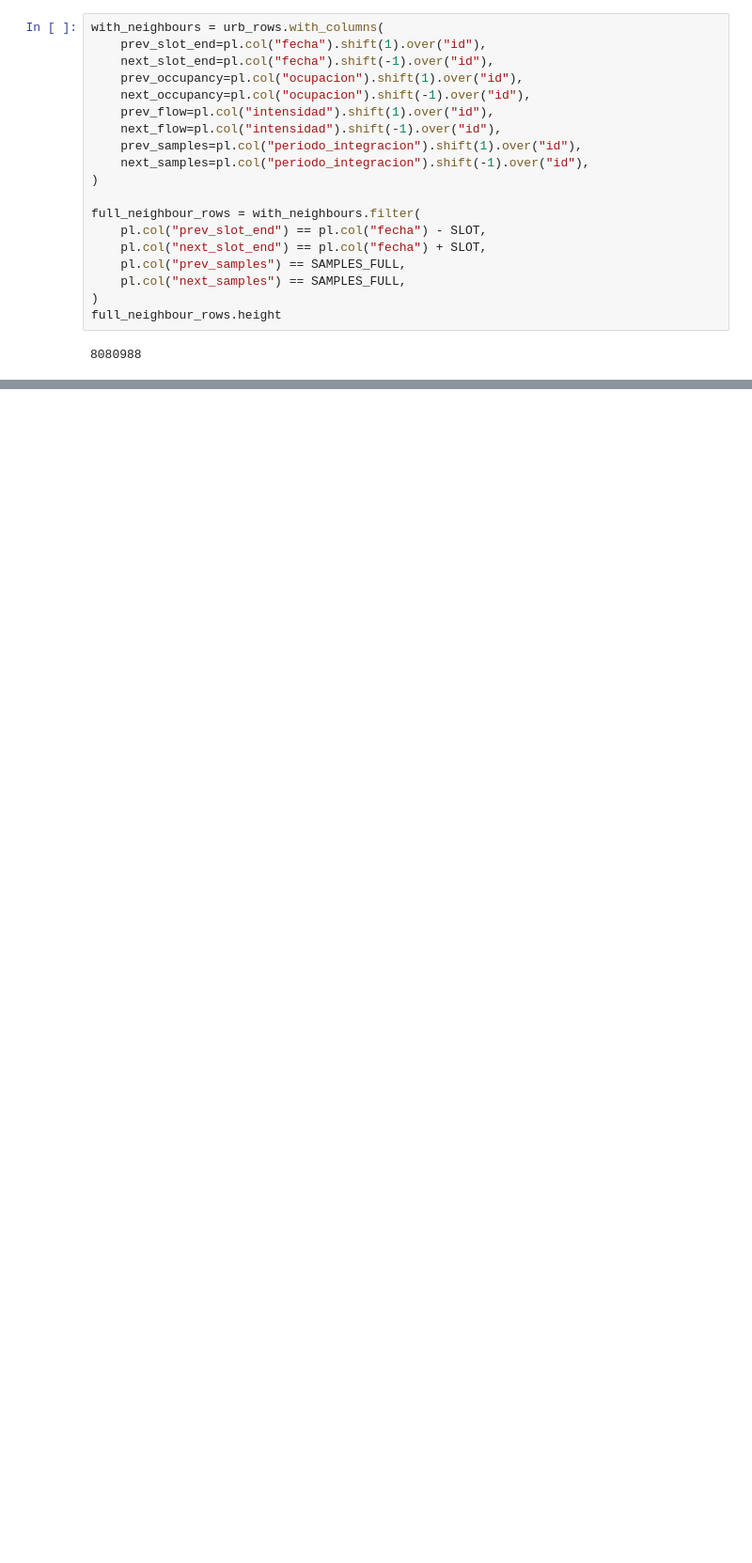
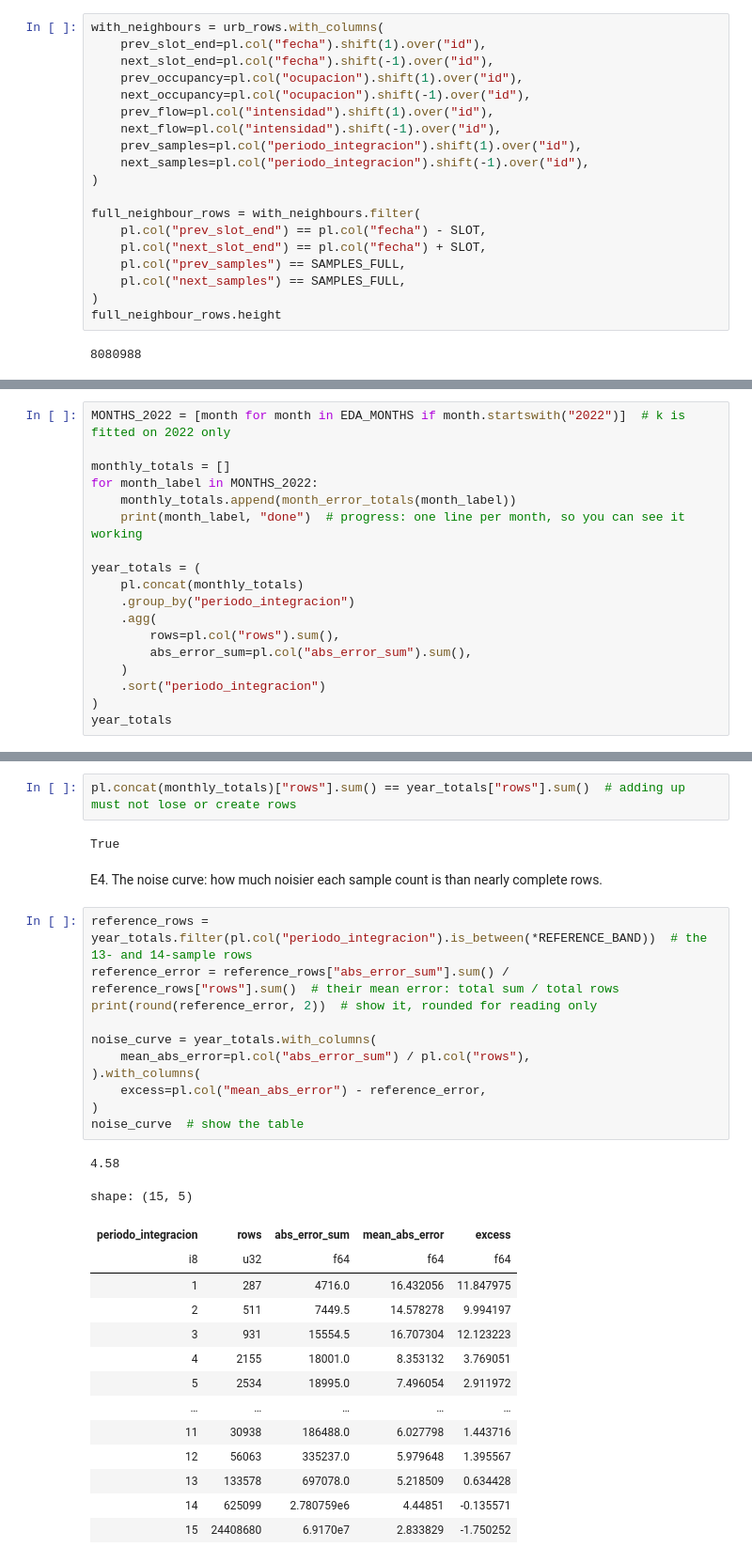
Before and after one commit to AnhTRJotnar/madrid-congestion, a Jupyter notebook: notebooks/1.0-anh-initial-exploration.ipynb, the cells around one changed output, grey strips where cells are left out. Shown at 94% size. Cells and saved outputs as stored; diff of their text form; blank space fills up the shorter version.

```diff
--- a/notebooks/1.0-anh-initial-exploration.ipynb
+++ b/notebooks/1.0-anh-initial-exploration.ipynb
@@ -399,0 +602,18 @@ sort(self, by: 'IntoExpr | Iterable[IntoExpr]', *more_by: 'IntoExpr', descending
+# %%
+MONTHS_2022 = [month for month in EDA_MONTHS if month.startswith("2022")]  # k is fitted on 2022 only
+
+monthly_totals = []
+for month_label in MONTHS_2022:
+    monthly_totals.append(month_error_totals(month_label))
+    print(month_label, "done")  # progress: one line per month, so you can see it working
+
+year_totals = (
+    pl.concat(monthly_totals)
+    .group_by("periodo_integracion")
+    .agg(
+        rows=pl.col("rows").sum(),
+        abs_error_sum=pl.col("abs_error_sum").sum(),
+    )
+    .sort("periodo_integracion")
+)
+year_totals
@@ -399,0 +649,33 @@ sort(self, by: 'IntoExpr | Iterable[IntoExpr]', *more_by: 'IntoExpr', descending
+# %%
+pl.concat(monthly_totals)["rows"].sum() == year_totals["rows"].sum()  # adding up must not lose or create rows
+# %% [output]
+True
+# %% [markdown]
+E4. The noise curve: how much noisier each sample count is than nearly complete rows.
+# %%
+reference_rows = year_totals.filter(pl.col("periodo_integracion").is_between(*REFERENCE_BAND))  # the 13- and 14-sample rows
+reference_error = reference_rows["abs_error_sum"].sum() / reference_rows["rows"].sum()  # their mean error: total sum / total rows
+print(round(reference_error, 2))  # show it, rounded for reading only
+
+noise_curve = year_totals.with_columns(
+    mean_abs_error=pl.col("abs_error_sum") / pl.col("rows"),
+).with_columns(
+    excess=pl.col("mean_abs_error") - reference_error,
+)
+noise_curve  # show the table
+# %% [output]
+4.58
+shape: (15, 5)
+| periodo_integracion | rows | abs_error_sum | mean_abs_error | excess |
+| i8 | u32 | f64 | f64 | f64 |
+| 1 | 287 | 4716.0 | 16.432056 | 11.847975 |
+| 2 | 511 | 7449.5 | 14.578278 | 9.994197 |
+| 3 | 931 | 15554.5 | 16.707304 | 12.123223 |
+| 4 | 2155 | 18001.0 | 8.353132 | 3.769051 |
+| 5 | 2534 | 18995.0 | 7.496054 | 2.911972 |
+| … | … | … | … | … |
+| 11 | 30938 | 186488.0 | 6.027798 | 1.443716 |
+| 12 | 56063 | 335237.0 | 5.979648 | 1.395567 |
+| 13 | 133578 | 697078.0 | 5.218509 | 0.634428 |
+| 14 | 625099 | 2.780759e6 | 4.44851 | -0.135571 |
+| 15 | 24408680 | 6.9170e7 | 2.833829 | -1.750252 |
```
Also changed, not shown: parts of 47 cells of this notebook, 2 other files.
